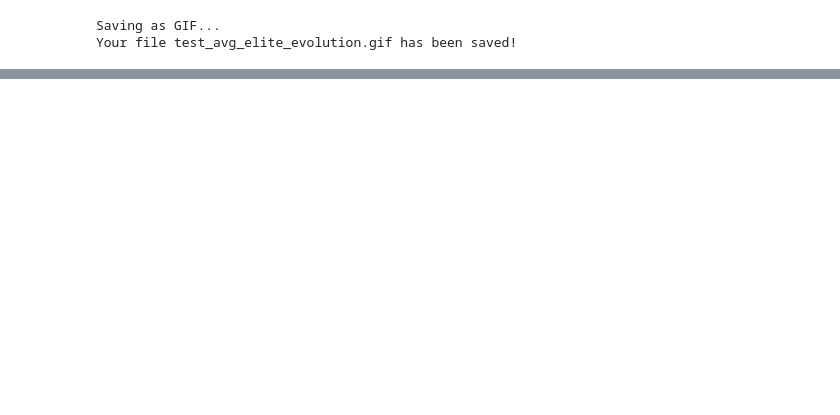
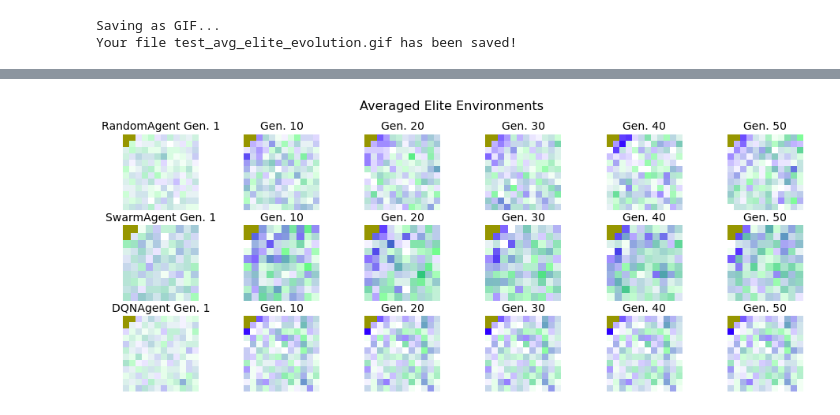
Before and after one commit to kavyakvk/adversarial-environment-generation, a Jupyter notebook: explore_maps_from_pickle.ipynb, the cells around one changed output, grey strips where cells are left out. Cells and saved outputs as stored; diff of their text form; code cells hidden in the pictures; blank space fills up the shorter version.

Commit message:
averaged evolution comparison

```diff
--- a/explore_maps_from_pickle.ipynb
+++ b/explore_maps_from_pickle.ipynb
@@ -198,0 +254,45 @@ for iteration in grids:
+# %%
+# default run 40 food 20 blockade 0.2 elitism 0.1 mutation 2 tile size
+default_swarm_name = "GA_5SwarmAgent_2tile_0.1mutation_40food_20blocks"
+default_dqn_name = "GA_5DQNAgent_2tile_0.1mutation_40food_20blocks"
+default_random_name = "new_GA_5RandomAgent_2tile_0.1mutation_40food_20blocks"
+def retrieve_pickle(filename):
+    pickle_file = open(filename, "rb")
+    pickle_dict = pickle.load(pickle_file)
+    grids = pickle_dict['grids']
+    fitness_values = pickle_dict['fitness values']
+    env_params = pickle_dict['env_params']
+    return grids, fitness_values, env_params
+
+default_run_grids = {}
+default_run_grids['SwarmAgent'] = retrieve_pickle("Pickled/Final/" + default_swarm_name)[0]
+default_run_grids['DQNAgent'] = retrieve_pickle("Pickled/Final/" + default_dqn_name)[0]
+default_run_grids['RandomAgent'] = retrieve_pickle("Pickled/Final/" + default_random_name)[0]
+# %%
+%matplotlib inline
+# visualize averages of elite population
+r = 3
+row_names = ["RandomAgent", "SwarmAgent", "DQNAgent"]
+c = 6
+iters = [0, 9, 19, 29, 39, 49]
+empty = np.zeros_like(grids[0][0])
+
+
+fig, ax = plt.subplots(r, c, figsize = (16,6))
+for ax1 in range(r):
+    for ax2 in range(c):
+        if ax2 == 0:
+            ax[ax1][ax2].set_title(row_names[ax1] + " Gen. " + str(iters[0] + 1), fontsize = 14)
+        else:
+            ax[ax1][ax2].set_title("Gen. " + str(iters[ax2] + 1), fontsize = 14)
+        ax[ax1][ax2].axis('off')
+        unflatten = ax2
+        to_avg_over = default_run_grids[row_names[ax1]][iters[unflatten]][:num_elite]
+        ax[ax1][ax2].imshow(get_average_grid(to_avg_over, env_params))
+
+fig.suptitle("Averaged Elite Environments", fontsize = 16)
+plt.show()
+
+fig.savefig('averaged_elite_environments_defaults.png', dpi = 100)
+# %% [output]
+[figure, added]
```
Also changed, not shown: parts of 9 cells of this notebook.
